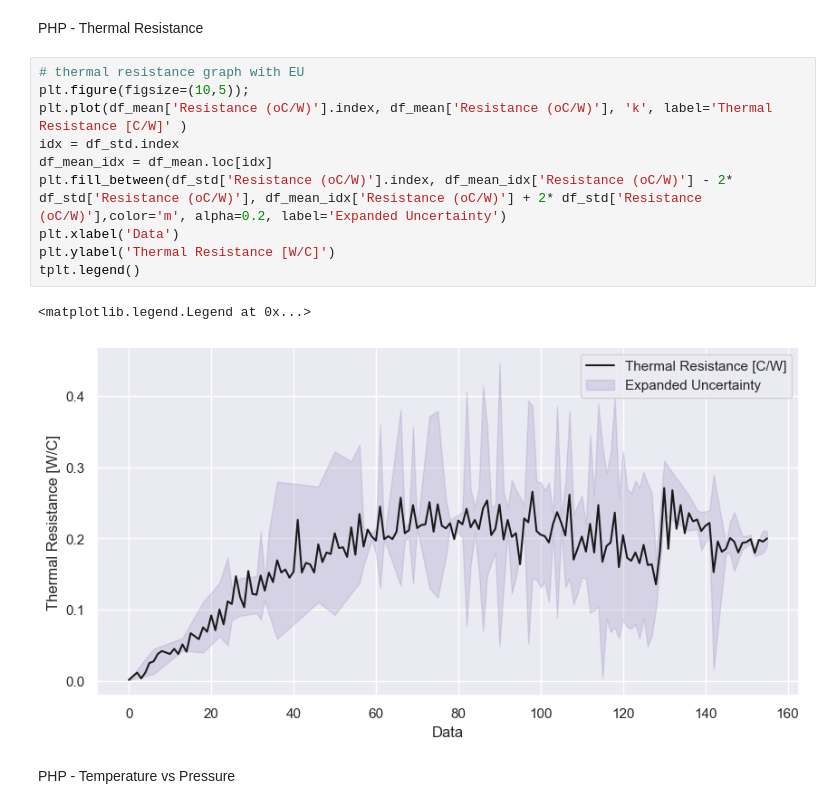
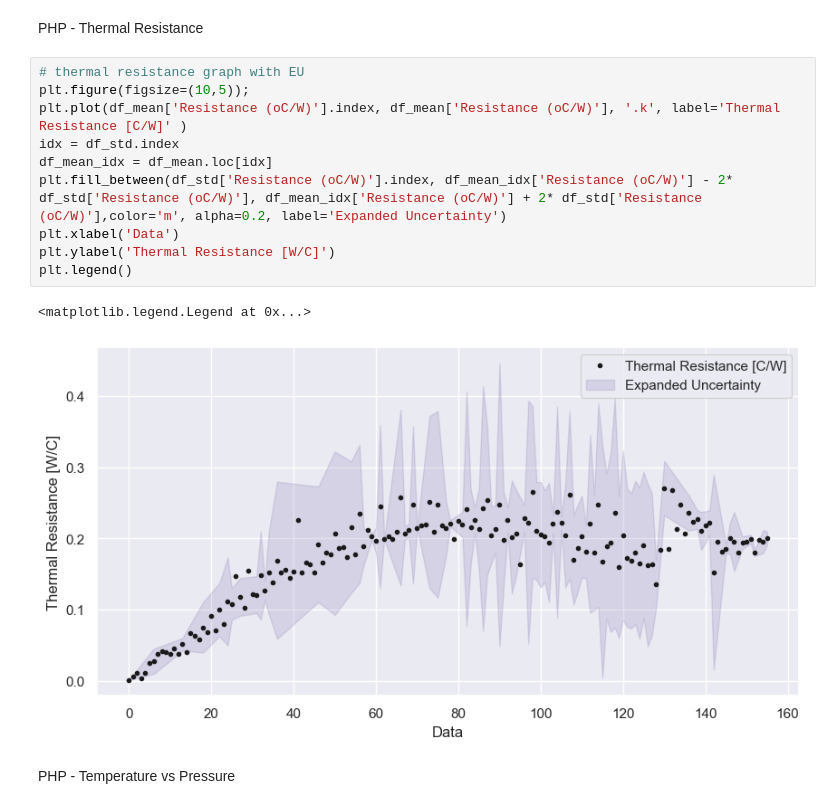
Before and after one commit to nirmalparmarphd/PulseHeatPipe, a Jupyter notebook: DA_php_al203_60fr.ipynb, the cells around one changed output. Drawn from its saved outputs; the diff is of its cells as text.

Commit message:
graph updated

```diff
--- a/DA_php_al203_60fr.ipynb
+++ b/DA_php_al203_60fr.ipynb
@@ -172,16 +172,16 @@ PHP - Thermal Resistance
 # %%
 # thermal resistance graph with EU
 plt.figure(figsize=(10,5));
-plt.plot(df_mean['Resistance (oC/W)'].index, df_mean['Resistance (oC/W)'], 'k', label='Thermal Resistance [C/W]' )
+plt.plot(df_mean['Resistance (oC/W)'].index, df_mean['Resistance (oC/W)'], '.k', label='Thermal Resistance [C/W]' )
 idx = df_std.index
 df_mean_idx = df_mean.loc[idx]
 plt.fill_between(df_std['Resistance (oC/W)'].index, df_mean_idx['Resistance (oC/W)'] - 2* df_std['Resistance (oC/W)'], df_mean_idx['Resistance (oC/W)'] + 2* df_std['Resistance (oC/W)'],color='m', alpha=0.2, label='Expanded Uncertainty')
 plt.xlabel('Data')
 plt.ylabel('Thermal Resistance [W/C]')
-tplt.legend()
+plt.legend()
 # %% [output]
 <matplotlib.legend.Legend at 0x...>
-[figure, old version]
+[figure, new version]
 # %% [markdown]
 PHP - Temperature vs Pressure
 # %%
```
Also changed, not shown: parts of 3 cells of this notebook.
